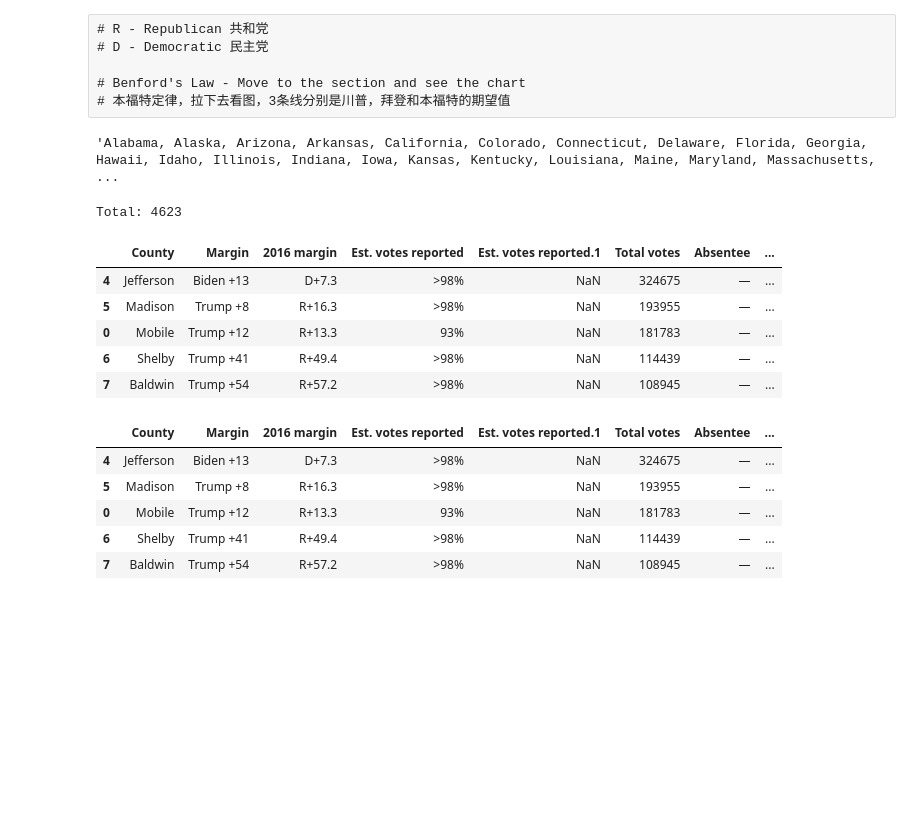
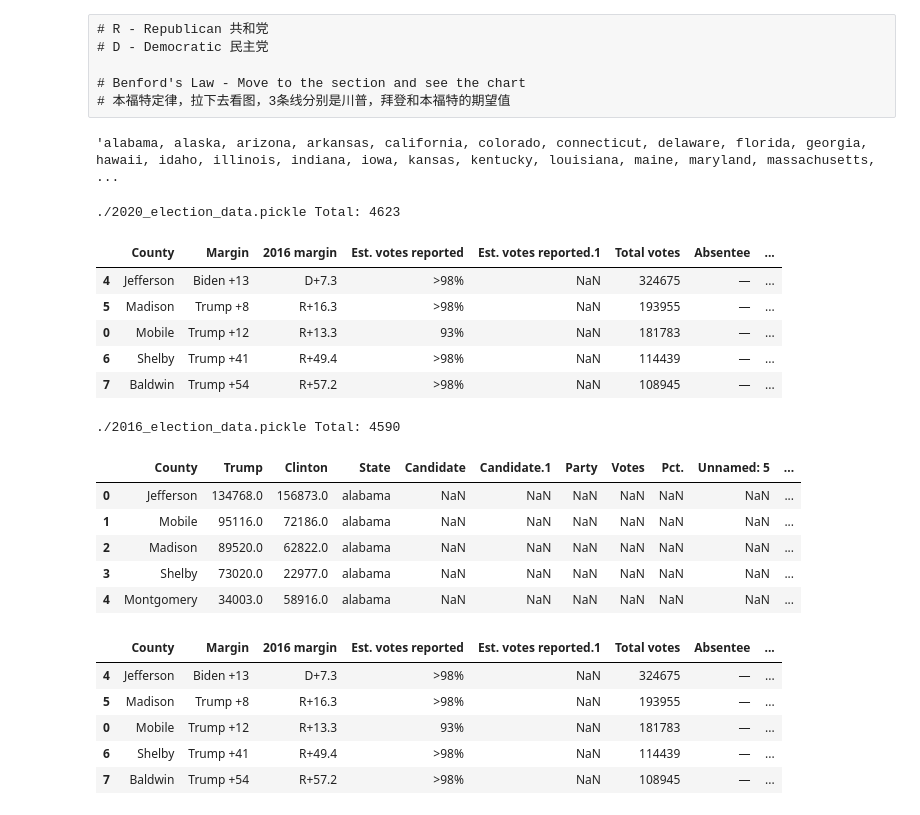
Before and after one commit to plusplusoneplusplus/ipynb, a Jupyter notebook: public_2020_us_election.ipynb, the cells around one changed output. Cells and saved outputs as stored; diff of their text form; code cells hidden in the pictures; blank space fills up the shorter version.

```diff
--- a/public_2020_us_election.ipynb
+++ b/public_2020_us_election.ipynb
@@ -12,9 +13,9 @@ import pickle
 pd.options.display.max_rows = 100
 # %%
 dfs = pd.read_html('https://en.wikipedia.org/wiki/List_of_states_and_territories_of_the_United_States')
-states = [s.replace('[E]', '').replace(' ', '-') for s in list(
+states = [s.replace('[E]', '').replace(' ', '-').lower() for s in list(
     dfs[0]['Flag, name andpostal abbreviation[12]']['Flag, name andpostal abbreviation[12]']
 )]
 ', '.join(states)
 # %% [output]
-'Alabama, Alaska, Arizona, Arkansas, California, Colorado, Connecticut, Delaware, Florida, Georgia, Hawaii, Idaho, Illinois, Indiana, Iowa, Kansas, Kentucky, Louisiana, Maine, Maryland, Massachusetts, ...
+'alabama, alaska, arizona, arkansas, california, colorado, connecticut, delaware, florida, georgia, hawaii, idaho, illinois, indiana, iowa, kansas, kentucky, louisiana, maine, maryland, massachusetts, ...
@@ -30,25 +46,37 @@ def load_state(state):
 # %%
-try:
-    us_df = pd.read_pickle('./2020_election_data.pickle')
-except:
-    result = {}
-    for s in states:
-        s = s.lower()
-        result[s] = load_state(s)
+def load_from_cache_or_web(pkl_name, loading_func):
+    try:
+        us_df = pd.read_pickle(pkl_name)
+    except:
+        result = {}
+        for s in states:
+            s = s.lower()
+            result[s] = loading_func(s)
 
-    us_df = pd.concat(result.values())
-    us_df.to_pickle('./2020_election_data.pickle')
-finally:
-    print(f'Total: {len(us_df)}')
-    display(us_df.head())
+        us_df = pd.concat(result.values())
+        us_df.to_pickle(pkl_name)
+    finally:
+        print(f'{pkl_name} Total: {len(us_df)}')
+        display(us_df.head())
+        return us_df
+
+us_df = load_from_cache_or_web('./2020_election_data.pickle', load_state)
+us_2016_df = load_from_cache_or_web('./2016_election_data.pickle', load_2016_state)
 # %% [output]
-Total: 4623
+./2020_election_data.pickle Total: 4623
 |  | County | Margin | 2016 margin | Est. votes reported | Est. votes reported.1 | Total votes | Absentee | ... |
 | 4 | Jefferson | Biden +13 | D+7.3 | >98% | NaN | 324675 | — | ... |
 | 5 | Madison | Trump +8 | R+16.3 | >98% | NaN | 193955 | — | ... |
 | 0 | Mobile | Trump +12 | R+13.3 | 93% | NaN | 181783 | — | ... |
 | 6 | Shelby | Trump +41 | R+49.4 | >98% | NaN | 114439 | — | ... |
 | 7 | Baldwin | Trump +54 | R+57.2 | >98% | NaN | 108945 | — | ... |
+./2016_election_data.pickle Total: 4590
+|  | County | Trump | Clinton | State | Candidate | Candidate.1 | Party | Votes | Pct. | Unnamed: 5 | ... |
+| 0 | Jefferson | 134768.0 | 156873.0 | alabama | NaN | NaN | NaN | NaN | NaN | NaN | ... |
+| 1 | Mobile | 95116.0 | 72186.0 | alabama | NaN | NaN | NaN | NaN | NaN | NaN | ... |
+| 2 | Madison | 89520.0 | 62822.0 | alabama | NaN | NaN | NaN | NaN | NaN | NaN | ... |
+| 3 | Shelby | 73020.0 | 22977.0 | alabama | NaN | NaN | NaN | NaN | NaN | NaN | ... |
+| 4 | Montgomery | 34003.0 | 58916.0 | alabama | NaN | NaN | NaN | NaN | NaN | NaN | ... |
 # %%
 # assuming other parties are very minimal and won't affect the votes estimation
 us_df['2020_Who'] = np.where(us_df['Margin'].str.split('+', expand=True)[0].str.strip() == 'Biden','D','R')
```
Also changed, not shown: parts of 14 cells of this notebook, 2 other files.
